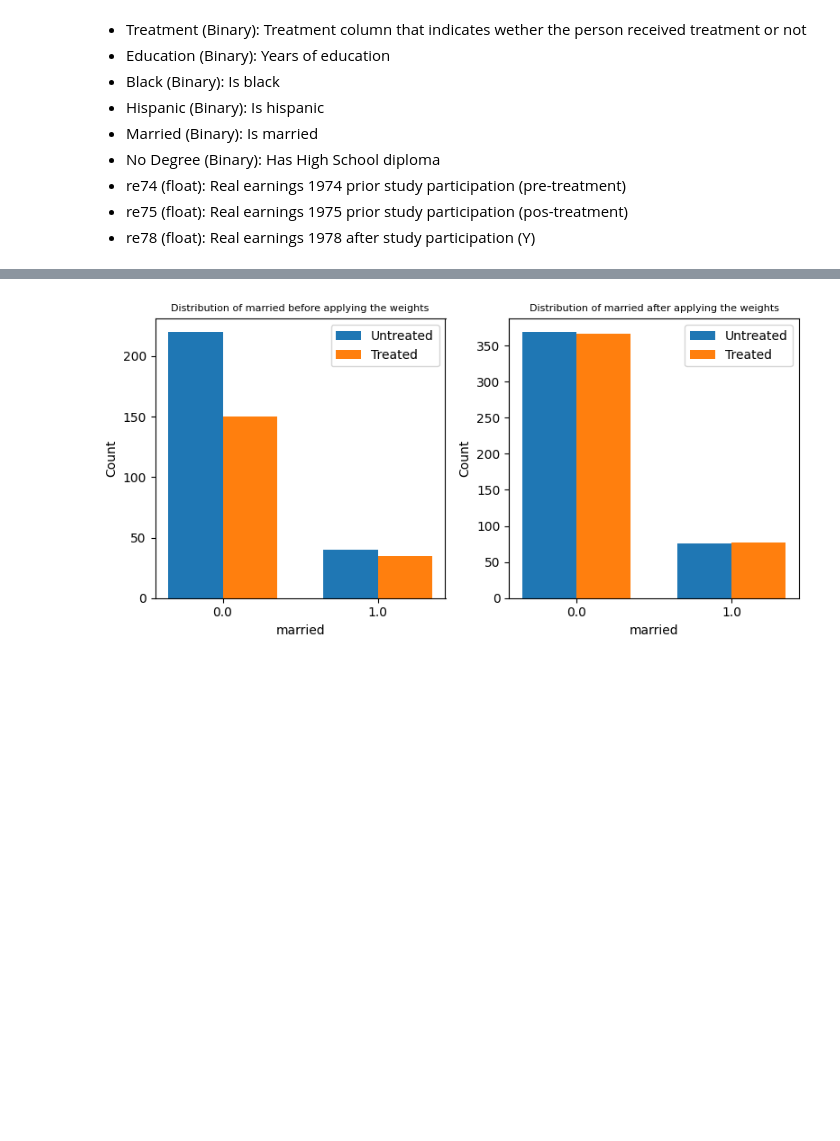
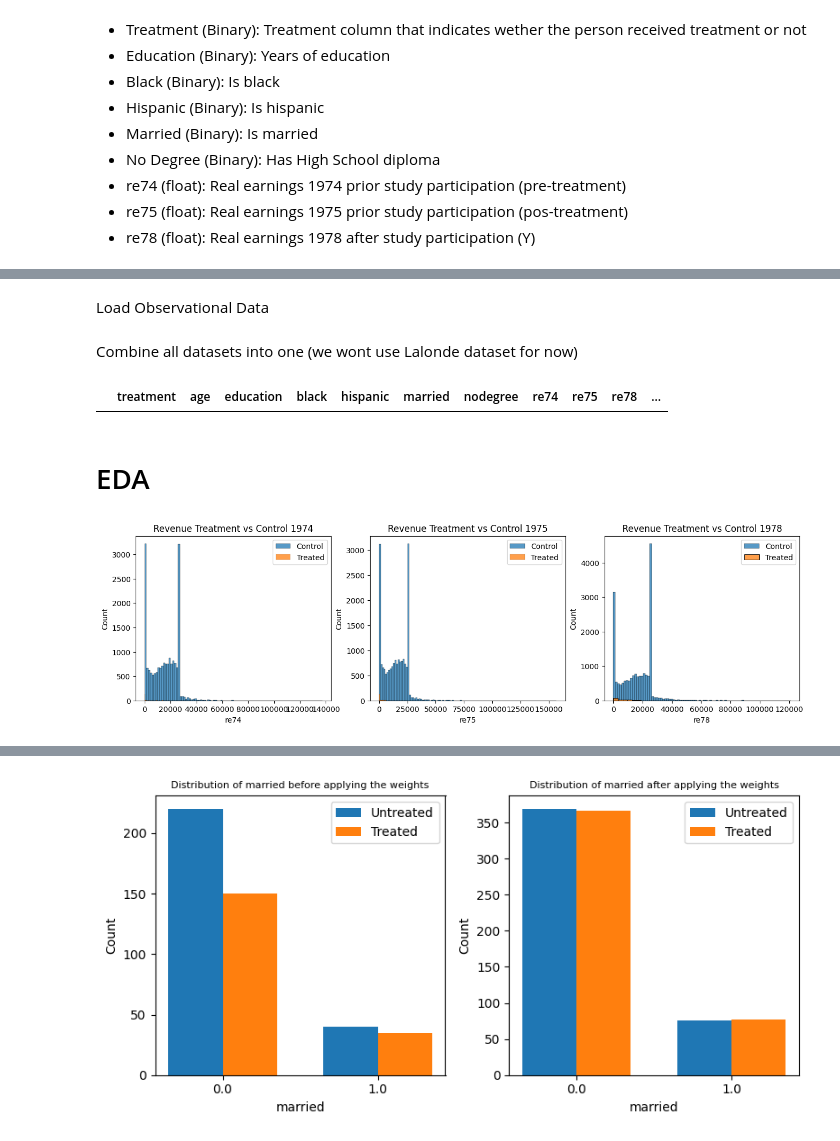
Before and after one commit to 8toz/causal_lalonde, a Jupyter notebook: causal_first_draft.ipynb, the cells around one changed output, grey strips where cells are left out. Cells and saved outputs as stored; diff of their text form; code cells hidden in the pictures; blank space fills up the shorter version.

```diff
--- a/causal_first_draft.ipynb
+++ b/causal_first_draft.ipynb
@@ -37,0 +17,6 @@ lalonde_df.head()
+# %%
+TREATMENT_PATH = "./data/ab_test"
+OBSERVATIONAL_PATH = "./data/observational_data"
+LALONDE_COLUMNS = ["treatment",  "age", "education", "black" , "hispanic", "married", "nodegree", "re74" , "re78"]
+NSWRE_COLUMNS = ["treatment",  "age", "education", "black" , "hispanic", "married", "nodegree", "re74", "re75", "re78"]
+INTEGER_COLS =  ["treatment", "age", "education", "black", "hispanic", "married", "nodegree"]
@@ -37,0 +32,50 @@ lalonde_df.head()
+# %%
+nswre_control = pd.read_csv(os.path.join(TREATMENT_PATH, "nswre74_control.txt"), sep='\s+',index_col=None, header=None, names=NSWRE_COLUMNS)
+nswre_treated = pd.read_csv(os.path.join(TREATMENT_PATH, "nswre74_treated.txt"), sep='\s+',index_col=None, header=None, names=NSWRE_COLUMNS)
+nswre_df = pd.concat([nswre_control, nswre_treated], axis=0)
+nswre_df["origin"] = "NSWRE"
+assert(nswre_df.shape[0] == 445)
+# %% [markdown]
+Load Observational Data
+# %%
+cps_control = pd.read_csv(os.path.join(OBSERVATIONAL_PATH, "cps_controls.txt"), sep='\s+',index_col=None, header=None, names=NSWRE_COLUMNS)
+cps_control["origin"] = "CPS"
+assert(cps_control.shape[0] == 15992)
+psid_control = pd.read_csv(os.path.join(OBSERVATIONAL_PATH, "psid_controls.txt"), sep='\s+',index_col=None, header=None, names=NSWRE_COLUMNS)
+psid_control["origin"] = "PSID"
+assert(psid_control.shape[0] == 2490)
+# %% [markdown]
+Combine all datasets into one (we wont use Lalonde dataset for now)
+# %%
+final_df = pd.concat([nswre_df, cps_control, psid_control], axis=0)
+final_df[INTEGER_COLS] = final_df[INTEGER_COLS].astype("int64")
+final_df.head()
+assert(final_df.shape[0] == 2490+15992+445)
+# %%
+final_df[(final_df["treatment"]==1) & (final_df["origin"]=="CPS")]
+# %% [output]
+|  | treatment | age | education | black | hispanic | married | nodegree | re74 | re75 | re78 | ... |
+# %% [markdown]
+# EDA
+# %%
+# Create a grid of plots with 1 row and 4 columns
+fig, axes = plt.subplots(1, 3, figsize=(16, 4))
+
+sns.histplot(final_df[final_df["treatment"]==0]["re74"], label="Control", ax=axes[0])
+sns.histplot(final_df[final_df["treatment"]==1]["re74"], label="Treated", ax=axes[0])
+
+sns.histplot(final_df[final_df["treatment"]==0]["re75"], label="Control", ax=axes[1])
+sns.histplot(final_df[final_df["treatment"]==1]["re75"], label="Treated", ax=axes[1])
+
+sns.histplot(final_df[final_df["treatment"]==0]["re78"], label="Control", ax=axes[2])
+sns.histplot(final_df[final_df["treatment"]==1]["re78"], label="Treated", ax=axes[2])
+
+axes[0].set_title("Revenue Treatment vs Control 1974")
+axes[0].legend()
+axes[1].set_title("Revenue Treatment vs Control 1975")
+axes[1].legend()
+axes[2].set_title("Revenue Treatment vs Control 1978")
+plt.legend()
+plt.show()
+# %% [output]
+[figure, added]
```
Also changed, not shown: parts of 9 cells of this notebook, 12 other files.
